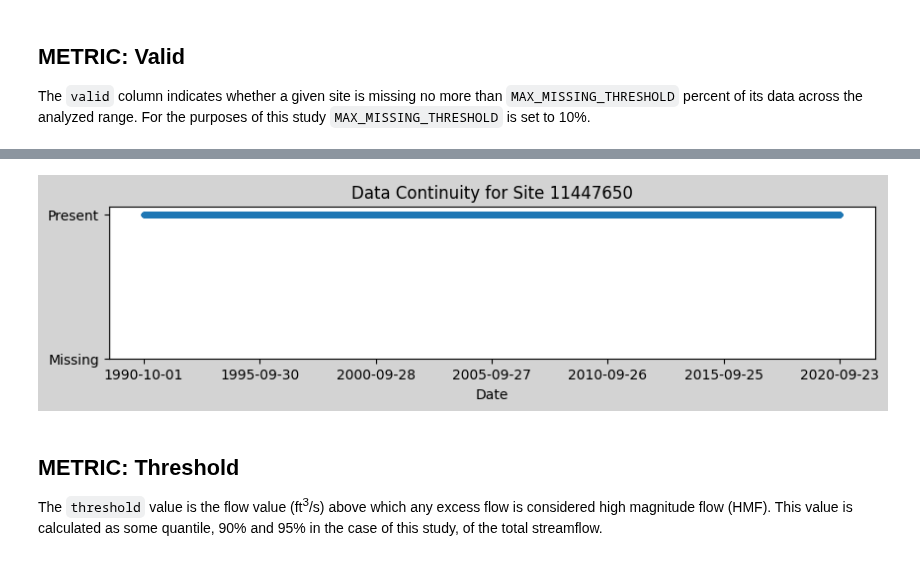
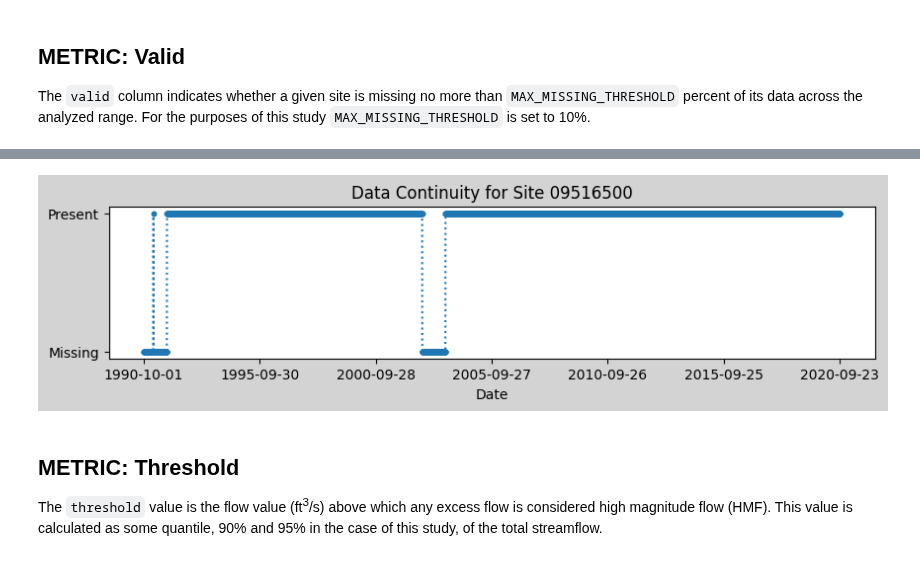
Before and after one commit to AlekWithK/DahlkeLab_LAWR, a Jupyter notebook: site_analysis.ipynb, the cells around one changed output, grey strips where cells are left out. Drawn from its saved outputs; the diff is of its cells as text; code cells hidden in the pictures.

```diff
--- a/site_analysis.ipynb
+++ b/site_analysis.ipynb
@@ -30,14 +31,14 @@ pd.options.mode.chained_assignment = None
 # %%
 # Controls
 # '11447650' -- SRB
-site_no = '11447650'
+site_no = '09516500'
 
 K_DEFAULT_START = '1900-10-01'
 K_DEFAULT_END = '2014-09-30' # end date for Kocis paper
 
 DEFAULT_START = '1900-10-01'
 DEFAULT_END = '2020-09-30' # end date for this study
-df = nwis.get_record(sites='07139000', service=fn.SERVICE, parameterCD=fn.PARAM_CODE, start=DEFAULT_START, end=DEFAULT_END)
+df = nwis.get_record(sites=site_no, service=fn.SERVICE, parameterCD=fn.PARAM_CODE, start=DEFAULT_START, end=DEFAULT_END)
 
 # Aquifer analysis is done on both 30 and 50-year periods with both 90 and 95% quantiles
 data_range = 30
@@ -55,7 +56,7 @@ df_valid = df_valid[df_valid['datetime'].dt.date >= start]
 df_valid['00060_Mean'] = 1
 
 # Validation using the predetermined start and end dates of (1970/90-2020)
-missing = fn.validate(df_valid, start, K_DEFAULT_END)
+missing = fn.validate(df_valid, start, DEFAULT_END)
 print(f"Valid: {missing < fn.MAX_MISSING_THRESHOLD} -- Missing {missing * 100:.4f}%")
 
 # Create missing dates and set their values to 0
@@ -91,4 +78,4 @@ Valid: True -- Missing 0.0000%
-[figure, old version]
+[figure, new version]
 # %% [markdown]
 ## METRIC: Threshold
 The `threshold` value is the flow value (ft<sup>3</sup>/s) above which any excess flow is considered high magnitude flow (HMF). This value is calculated as some quantile, 90% and 95% in the case of this study, of the total streamflow.
```
Also changed, not shown: parts of 8 cells of this notebook, 8 other files.
